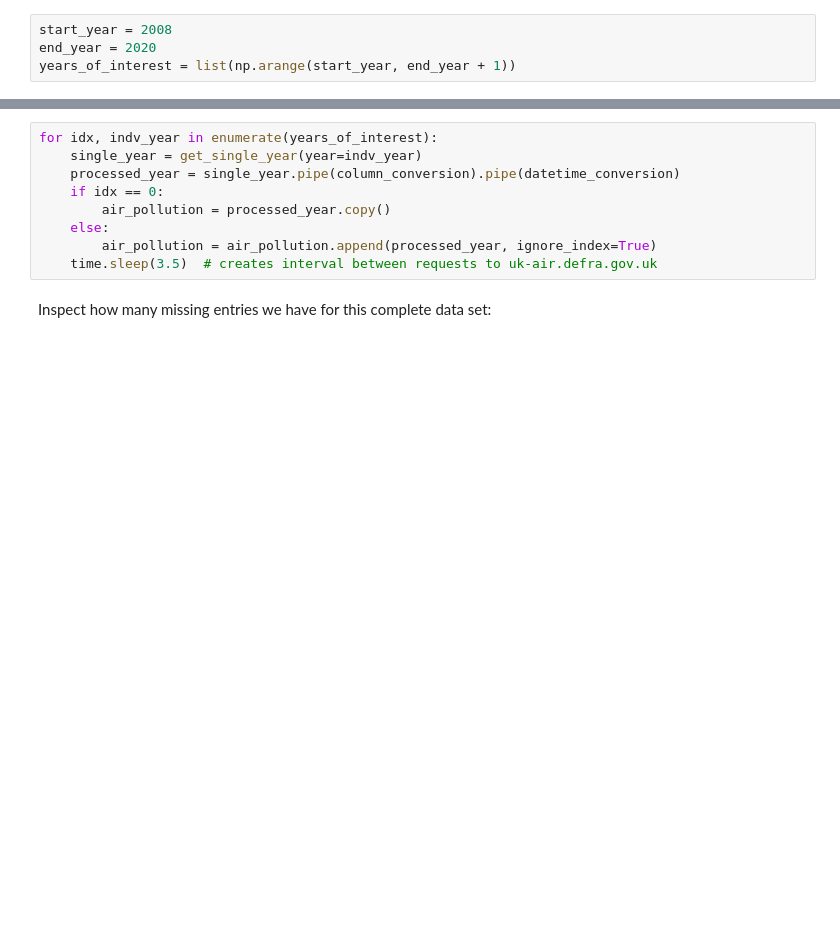
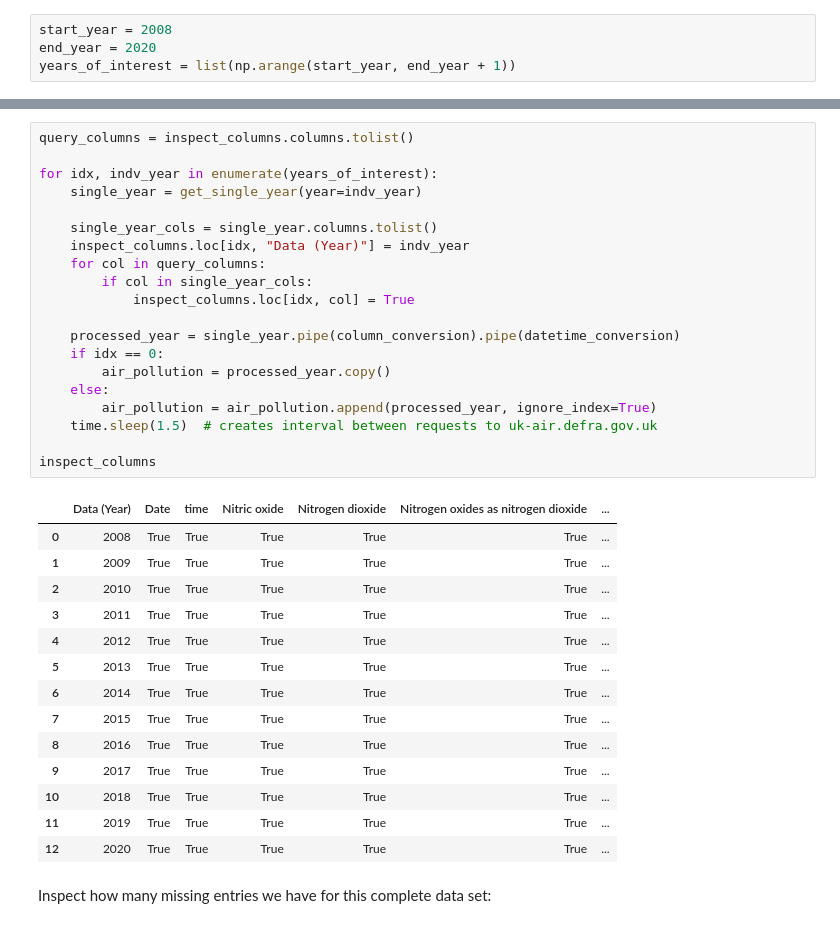
Before and after one commit to Simon-Lee-UK/air-pollution, a Jupyter notebook: analysis/1_0_initial_data_read.ipynb, the cells around one changed output, grey strips where cells are left out. Drawn from its saved outputs; the diff is of its cells as text; blank space fills up the shorter version.

```diff
--- a/analysis/1_0_initial_data_read.ipynb
+++ b/analysis/1_0_initial_data_read.ipynb
@@ -128,12 +166,38 @@ years_of_interest = list(np.arange(start_year, end_year + 1))
 # %%
+query_columns = inspect_columns.columns.tolist()
+
 for idx, indv_year in enumerate(years_of_interest):
     single_year = get_single_year(year=indv_year)
+
+    single_year_cols = single_year.columns.tolist()
+    inspect_columns.loc[idx, "Data (Year)"] = indv_year
+    for col in query_columns:
+        if col in single_year_cols:
+            inspect_columns.loc[idx, col] = True
+
     processed_year = single_year.pipe(column_conversion).pipe(datetime_conversion)
     if idx == 0:
         air_pollution = processed_year.copy()
     else:
         air_pollution = air_pollution.append(processed_year, ignore_index=True)
-    time.sleep(3.5)  # creates interval between requests to uk-air.defra.gov.uk
+    time.sleep(1.5)  # creates interval between requests to uk-air.defra.gov.uk
+
+inspect_columns
+# %% [output]
+|  | Data (Year) | Date | time | Nitric oxide | Nitrogen dioxide | Nitrogen oxides as nitrogen dioxide | ... |
+| 0 | 2008 | True | True | True | True | True | ... |
+| 1 | 2009 | True | True | True | True | True | ... |
+| 2 | 2010 | True | True | True | True | True | ... |
+| 3 | 2011 | True | True | True | True | True | ... |
+| 4 | 2012 | True | True | True | True | True | ... |
+| 5 | 2013 | True | True | True | True | True | ... |
+| 6 | 2014 | True | True | True | True | True | ... |
+| 7 | 2015 | True | True | True | True | True | ... |
+| 8 | 2016 | True | True | True | True | True | ... |
+| 9 | 2017 | True | True | True | True | True | ... |
+| 10 | 2018 | True | True | True | True | True | ... |
+| 11 | 2019 | True | True | True | True | True | ... |
+| 12 | 2020 | True | True | True | True | True | ... |
 # %% [markdown]
 Inspect how many missing entries we have for this complete data set:
 # %%
```
Also changed, not shown: parts of 4 cells of this notebook.
